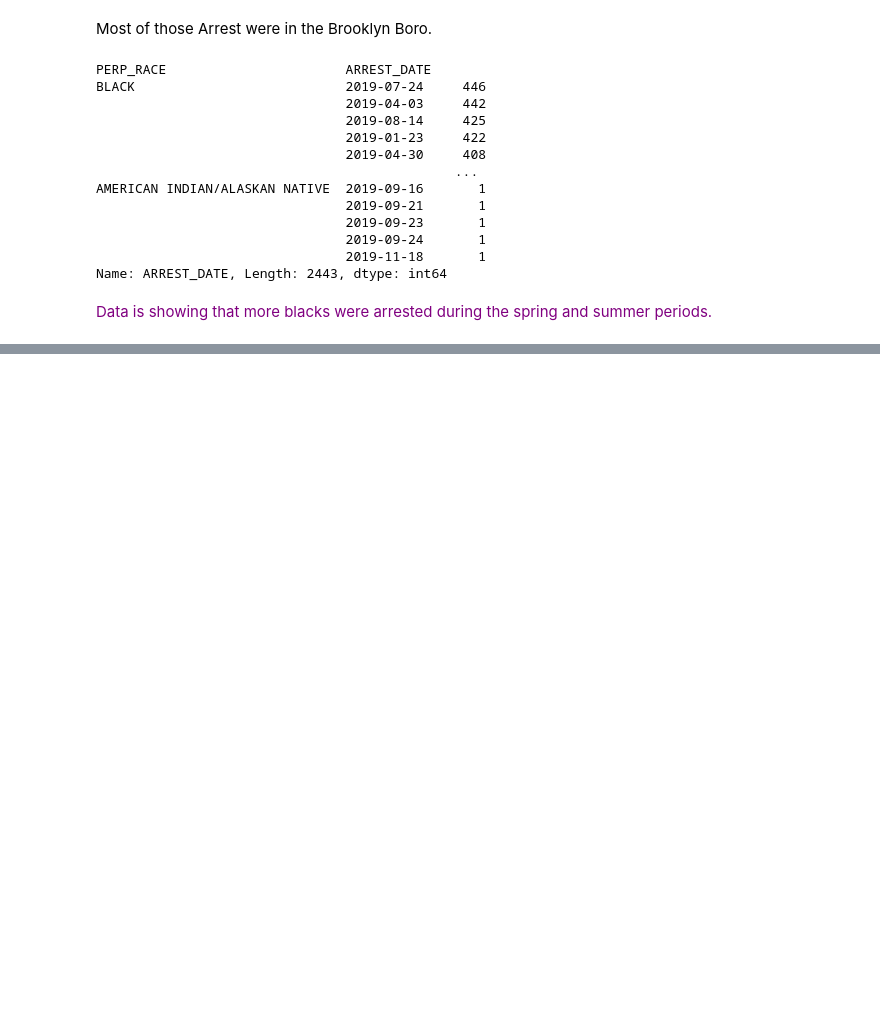
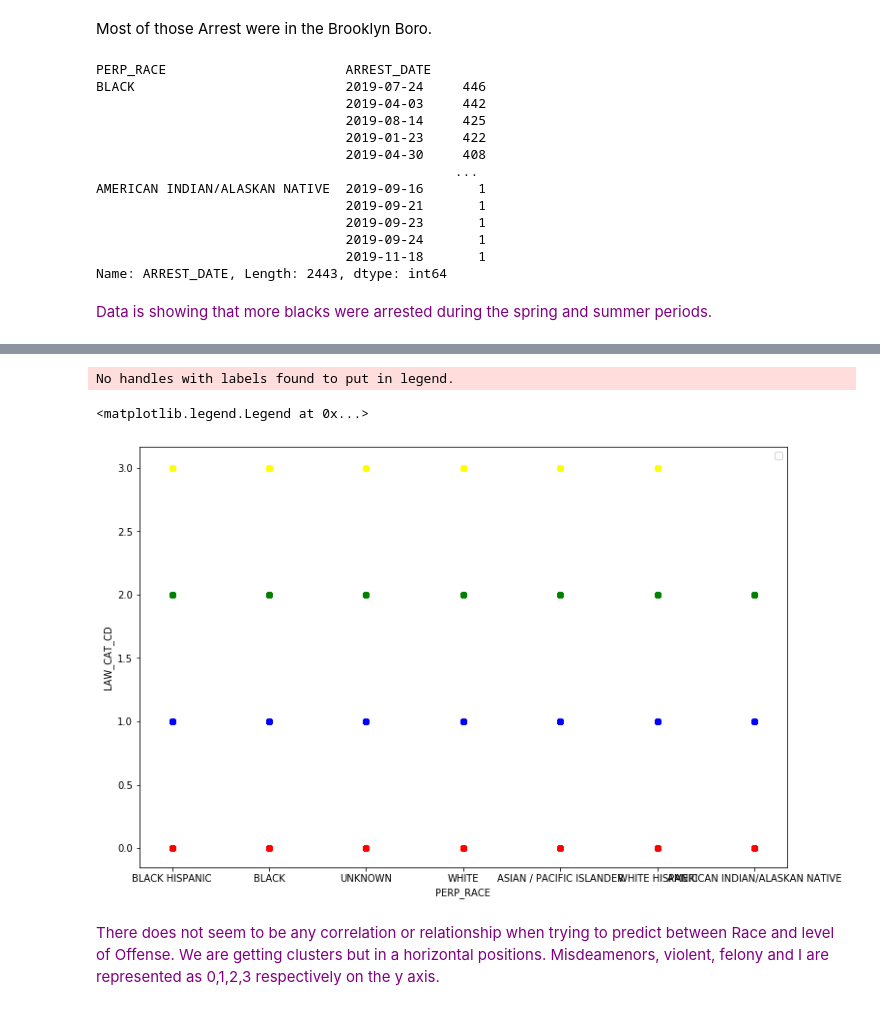
Before and after one commit to city-college-machine-learning/NYPD_Arrest_Analysis, a Jupyter notebook: NYPD_Arrest_Analysis.ipynb, the cells around one changed output, grey strips where cells are left out. Saved outputs shown, nothing was run; the diff lists cells and outputs as text; code cells hidden in the pictures; blank space fills up the shorter version.

```diff
--- a/NYPD_Arrest_Analysis.ipynb
+++ b/NYPD_Arrest_Analysis.ipynb
@@ -527,0 +550,3 @@ Name: ARREST_DATE, Length: 2443, dtype: int64
+# %%
+km = KMeans(4)
+km.fit(x)
@@ -527,0 +557,3 @@ Name: ARREST_DATE, Length: 2443, dtype: int64
+# %%
+id_clusters = km.fit_predict(x)
+id_clusters
@@ -527,0 +562,7 @@ Name: ARREST_DATE, Length: 2443, dtype: int64
+# %%
+data_mapped= nypd.copy()
+data_mapped['LAW_CAT_CD']=data_mapped['LAW_CAT_CD'].map({'Misdemeanor':0, 'Violation':1, 'Felony':2, 'I':3})
+
+cluster_data=data_mapped.copy()
+cluster_data['cluster'] = id_clusters
+cluster_data
@@ -527,0 +583,20 @@ Name: ARREST_DATE, Length: 2443, dtype: int64
+# %%
+nypd0 = cluster_data[cluster_data.cluster==0]
+nypd1 = cluster_data[cluster_data.cluster==1]
+nypd2 = cluster_data[cluster_data.cluster==2]
+nypd3 = cluster_data[cluster_data.cluster==3]
+# %%
+plt.figure(figsize =(12,8))
+plt.scatter(nypd0['PERP_RACE'], nypd0['LAW_CAT_CD'],color = 'green')
+plt.scatter(nypd1['PERP_RACE'], nypd1['LAW_CAT_CD'],color = 'red')
+plt.scatter(nypd2['PERP_RACE'], nypd2['LAW_CAT_CD'],color = 'blue')
+plt.scatter(nypd3['PERP_RACE'], nypd3['LAW_CAT_CD'],color = 'yellow')
+plt.xlabel('PERP_RACE')
+plt.ylabel('LAW_CAT_CD')
+plt.legend()
+# %% [output]
+No handles with labels found to put in legend.
+<matplotlib.legend.Legend at 0x...>
+[figure, added]
+# %% [markdown]
+<font color = 'purple'>There does not seem to be any correlation or relationship when trying to predict between Race and level of Offense. We are getting clusters but in a horizontal positions. Misdeamenors, violent, felony and I are represented as 0,1,2,3 respectively on the y axis.<font/>
```
Also changed, not shown: parts of 19 cells of this notebook.
